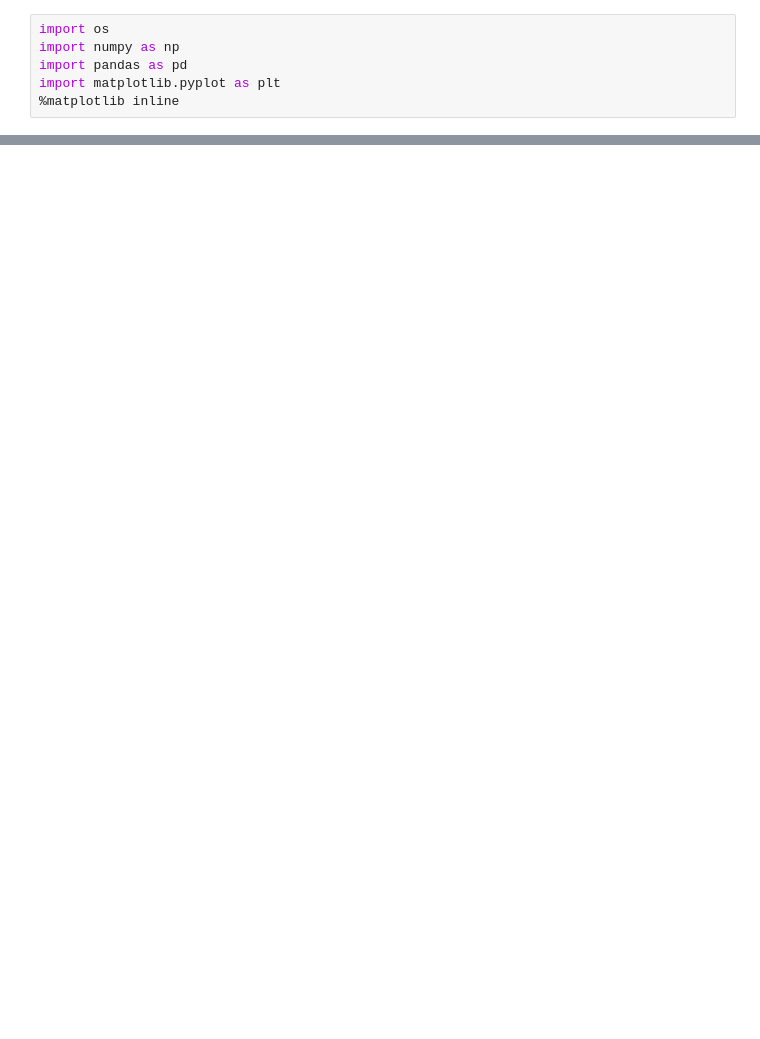
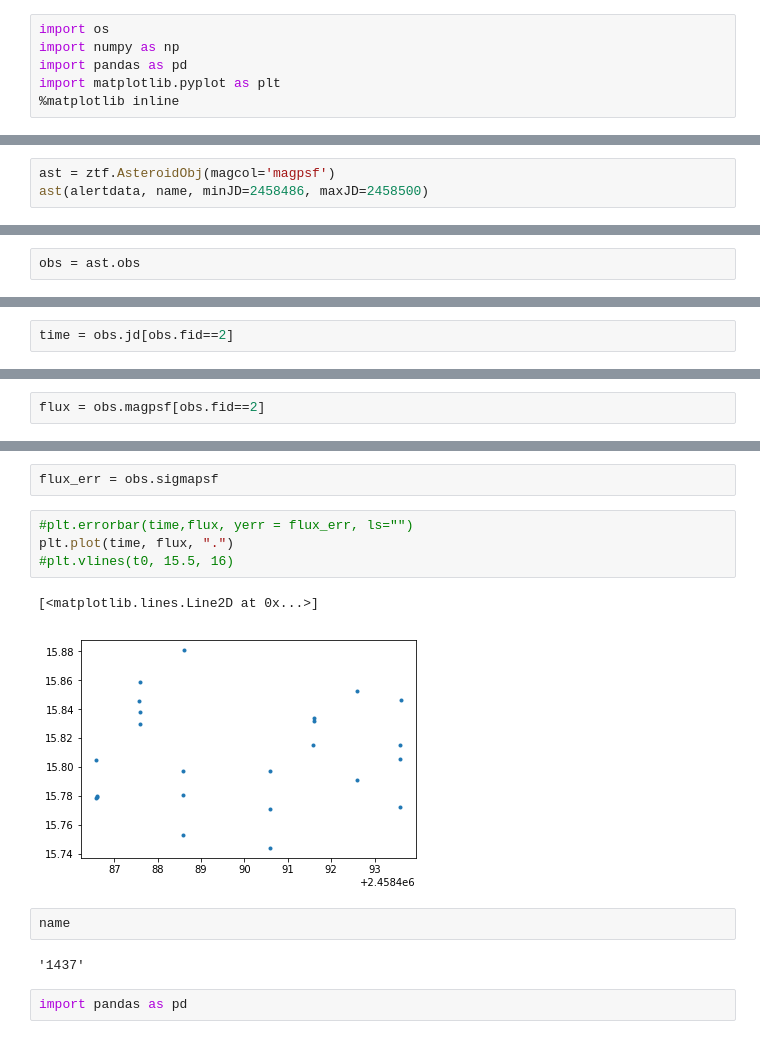
Before and after one commit to dirac-institute/CometGPs, a Jupyter notebook: data/paper_plots/ztf_lightcurves/Period_vs_Period.ipynb, the cells around one changed output, grey strips where cells are left out. Saved outputs shown, nothing was run; the diff lists cells and outputs as text; blank space fills up the shorter version.

```diff
--- a/data/paper_plots/ztf_lightcurves/Period_vs_Period.ipynb
+++ b/data/paper_plots/ztf_lightcurves/Period_vs_Period.ipynb
@@ -109,0 +178,3 @@ t.utc.mjd
+# %%
+ast = ztf.AsteroidObj(magcol='magpsf')
+ast(alertdata, name, minJD=2458486, maxJD=2458500)
@@ -109,0 +183,2 @@ t.utc.mjd
+# %%
+obs = ast.obs
@@ -109,0 +189,2 @@ t.utc.mjd
+# %%
+time = obs.jd[obs.fid==2]
@@ -109,0 +197,2 @@ t.utc.mjd
+# %%
+flux = obs.magpsf[obs.fid==2]
@@ -109,0 +208,15 @@ t.utc.mjd
+# %%
+flux_err = obs.sigmapsf
+# %%
+#plt.errorbar(time,flux, yerr = flux_err, ls="")
+plt.plot(time, flux, ".")
+#plt.vlines(t0, 15.5, 16)
+# %% [output]
+[<matplotlib.lines.Line2D at 0x...>]
+[figure, added]
+# %%
+name
+# %% [output]
+'1437'
+# %%
+import pandas as pd
```
Also changed, not shown: parts of 43 cells of this notebook, 5 other files.
